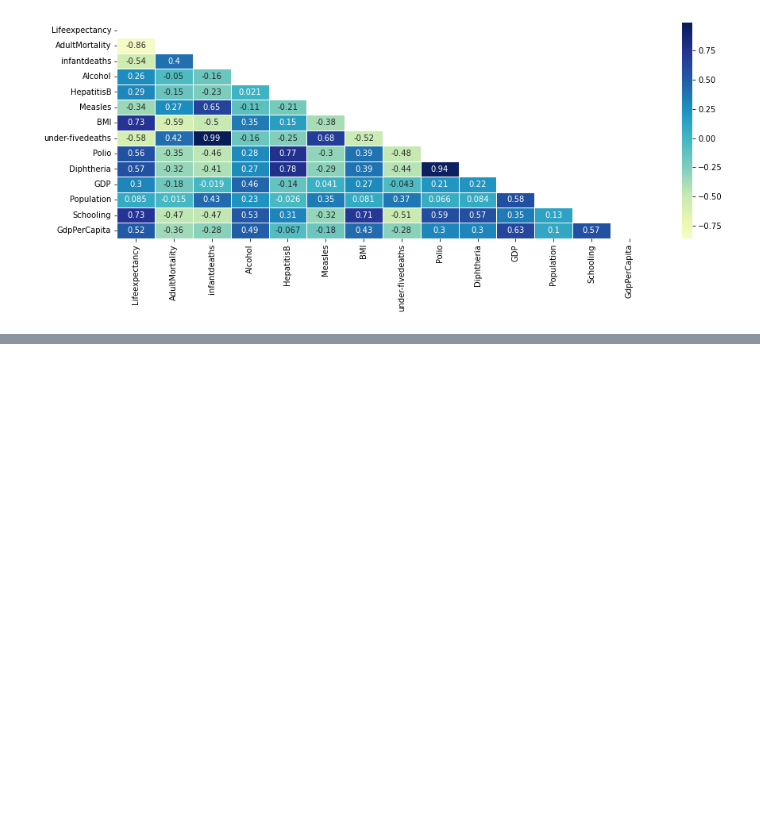
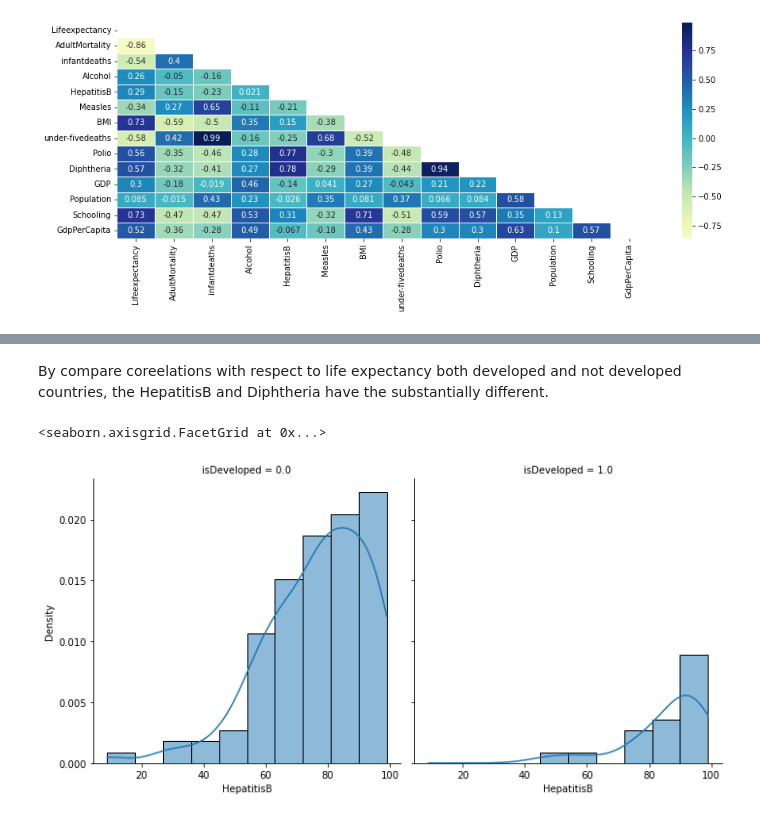
Before and after one commit to CcDenn/BSIP_Assignment_2_Students, a Jupyter notebook: stats_asn_2_start.ipynb, the cells around one changed output, grey strips where cells are left out. Saved outputs shown, nothing was run; the diff lists cells and outputs as text; code cells hidden in the pictures; blank space fills up the shorter version.

```diff
--- a/stats_asn_2_start.ipynb
+++ b/stats_asn_2_start.ipynb
@@ -345,0 +377,7 @@ The 3 strongest correlations with life expectancy for not developed countries is
+# %% [markdown]
+By compare coreelations with respect to life expectancy both developed and not developed countries, the HepatitisB and Diphtheria have the substantially different.
+# %%
+sns.displot(data=dfLE2, x="HepatitisB", kde=True, col="isDeveloped", stat="density")
+# %% [output]
+<seaborn.axisgrid.FacetGrid at 0x...>
+[figure, added]
```
Also changed, not shown: parts of 8 cells of this notebook.
